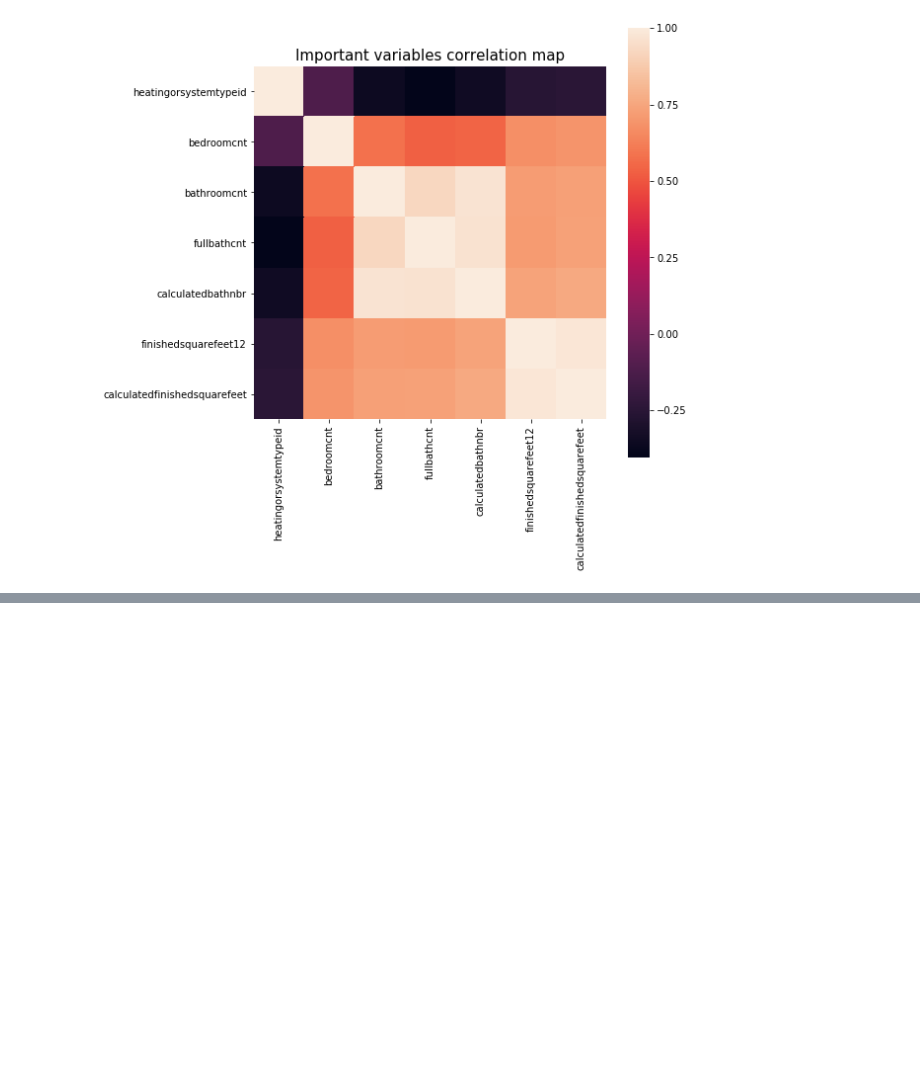
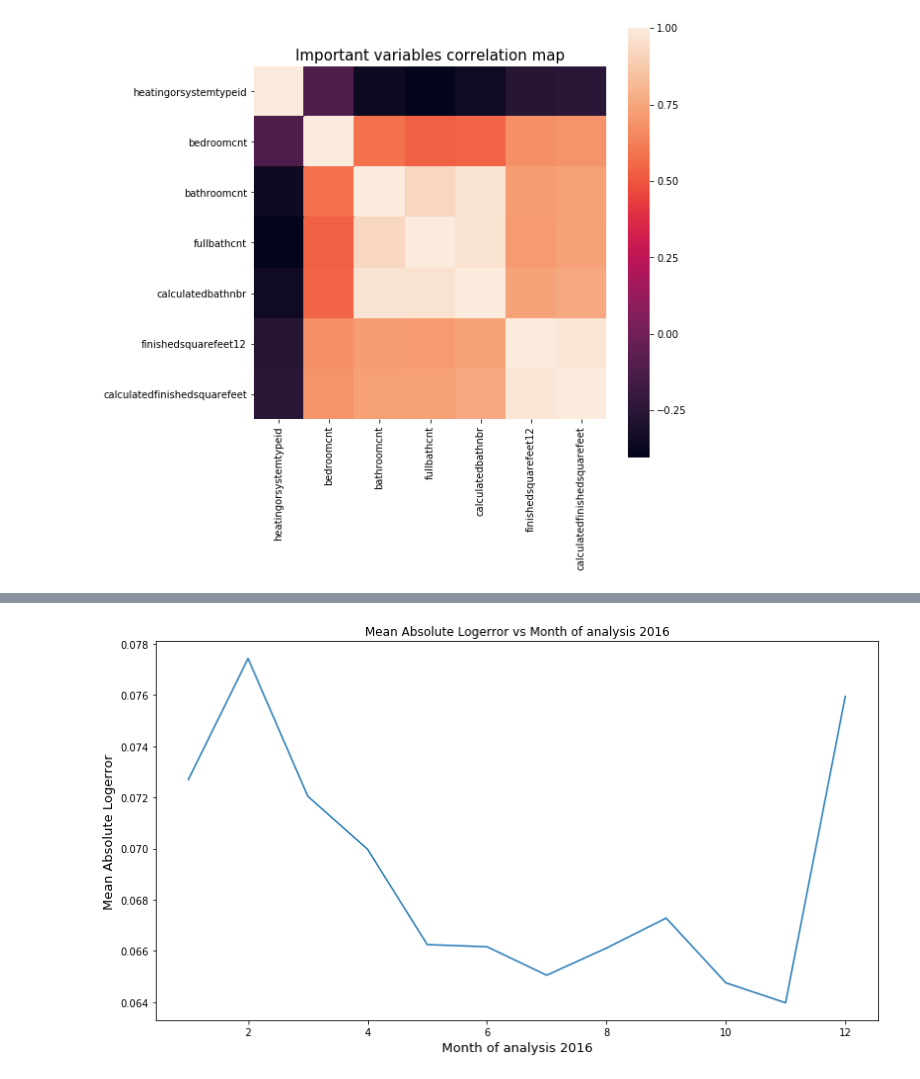
Before and after one commit to cbartolm/Zillow_challenge, a Jupyter notebook: Zillow's EDA - Project assignment 1.ipynb, the cells around one changed output, grey strips where cells are left out. Cells and saved outputs as stored; diff of their text form; code cells hidden in the pictures; blank space fills up the shorter version.

```diff
--- a/Zillow's EDA - Project assignment 1.ipynb
+++ b/Zillow's EDA - Project assignment 1.ipynb
@@ -241,0 +273,13 @@ http://pandas.pydata.org/pandas-docs/stable/indexing.html#ix-indexer-is-deprecat
+# %%
+entire_dataset_df['transaction_month'] = entire_dataset_df['transactiondate'].dt.month
+entire_dataset_df["abs_logerror"] = abs(entire_dataset_df["logerror"])
+timeanalysis_vs_logerror = entire_dataset_df.groupby(['transaction_month'])["abs_logerror"].mean().fillna(0)
+# %%
+plt.figure(num = 6, figsize=(13,7))
+plt.plot(timeanalysis_vs_logerror)
+plt.xlabel('Month of analysis 2016', fontsize=13)
+plt.ylabel('Mean Absolute Logerror', fontsize=13)
+plt.title("Mean Absolute Logerror vs Month of analysis 2016")
+plt.show()
+# %% [output]
+[figure, added]
```
Also changed, not shown: parts of 7 cells of this notebook.
